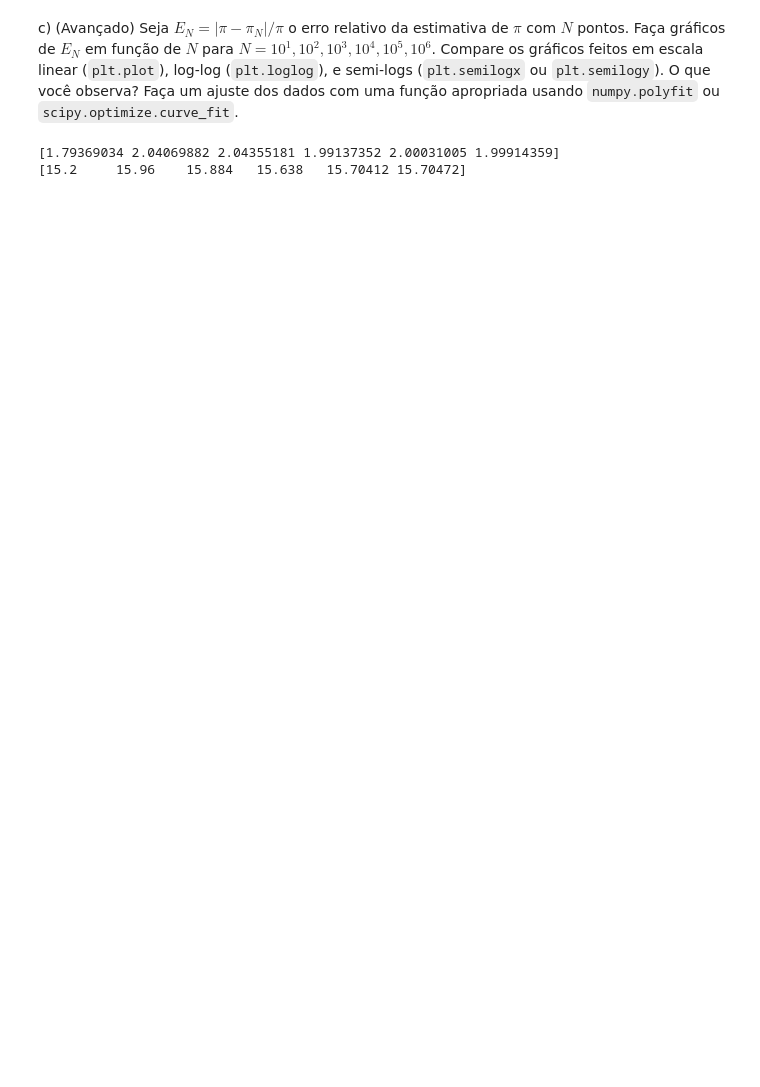
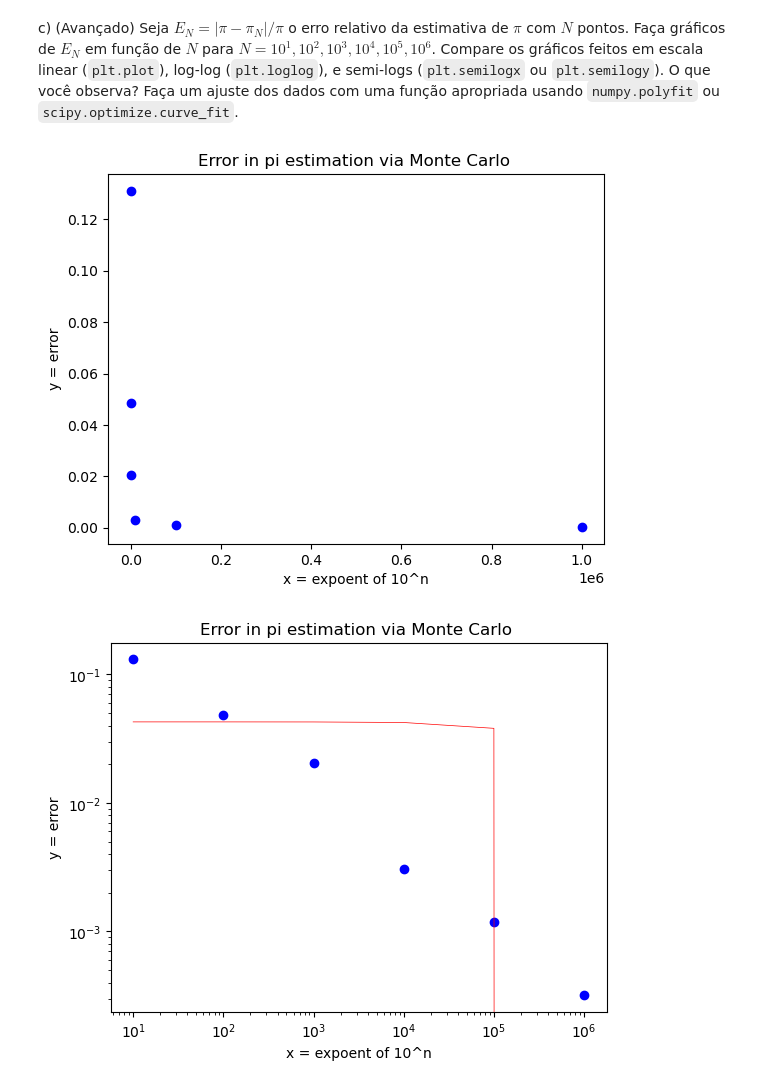
Before and after one commit to Arialhg/fiscomp, a Jupyter notebook: list3 - Monte Carlo.ipynb, the cells around one changed output. Cells and saved outputs as stored; diff of their text form; code cells hidden in the pictures; blank space fills up the shorter version.

```diff
--- a/list3 - Monte Carlo.ipynb
+++ b/list3 - Monte Carlo.ipynb
@@ -120,13 +120,40 @@ vec_n1 = np.vectorize(pi_monteCarlo)
 my_pi = 0
 err = 0
 
-for _ in range(5):
-  my_pi += vec_n1(n1)
-  err += error_Pi(my_pi)/5
+qtt = 10
+for _ in range(qtt):
+  new = vec_n1(n1)
+  my_pi += new/qtt
+  err += error_Pi(new)/qtt
 
-
-print(err)
-print(my_pi)
+cfs = np.polyfit(10**n1, err, 1)
+poly = np.poly1d(cfs)
+y_fit = poly(10**n1)
-# %% [output]
-[1.79369034 2.04069882 2.04355181 1.99137352 2.00031005 1.99914359]
-[15.2     15.96    15.884   15.638   15.70412 15.70472]
+# %%
+plt.plot(10**n1, err, 'o', color = 'Blue', label = 'Averages of the errors', linewidth = 1)
+plt.xlabel('x = expoent of 10^n')
+plt.ylabel('y = error')
+plt.title('Error in pi estimation via Monte Carlo ')
+plt.show()
+
+plt.loglog(10**n1, err, 'o', color = 'Blue', label = 'Averages of the errors', linewidth = 1)
+plt.xlabel('x = expoent of 10^n')
+plt.ylabel('y = error')
+plt.title('Error in pi estimation via Monte Carlo ')
+plt.plot(10**n1, y_fit, color='Red', label = 'Adjusted Curve', linewidth = 0.5)
+plt.show()
+
+plt.semilogx(10**n1, err, 'o', color = 'Blue', label = 'Averages of the errors', linewidth = 1)
+plt.xlabel('x = expoent of 10^n')
+plt.ylabel('y = error')
+plt.title('Error in pi estimation via Monte Carlo ')
+plt.show()
+
+plt.semilogy(10**n1, err, 'o', color = 'Blue', label = 'Averages of the errors', linewidth = 1)
+plt.xlabel('x = expoent of 10^n')
+plt.ylabel('y = error')
+plt.title('Error in pi estimation via Monte Carlo ')
+plt.show()
+# %% [output]
+[figure, added]
+[figure, added]
```
Also changed, not shown: parts of 2 cells of this notebook, 1 other file.
